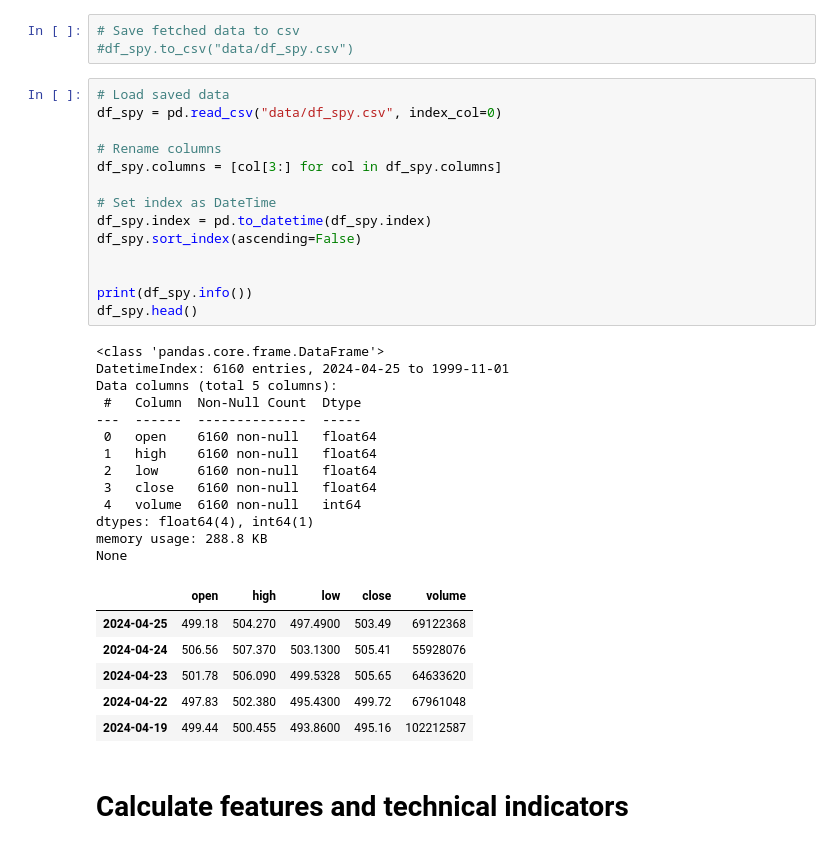
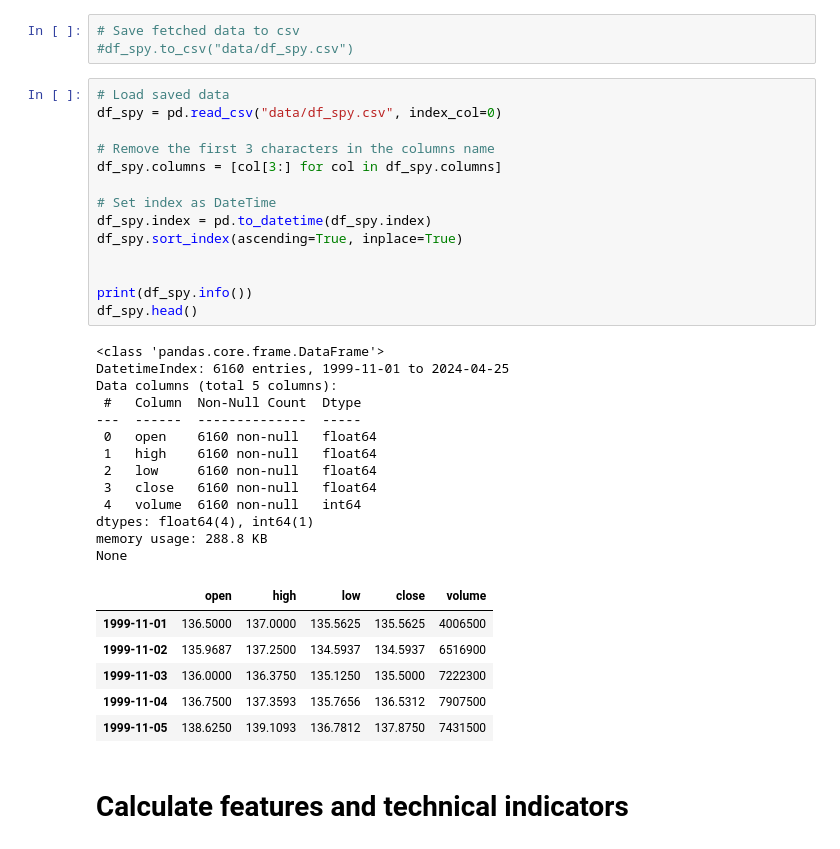
Before and after one commit to a-elgohary/algorithmic_trading, a Jupyter notebook: algorithmic_trading.ipynb, the cells around one changed output. Drawn from its saved outputs; the diff is of its cells as text.

```diff
--- a/algorithmic_trading.ipynb
+++ b/algorithmic_trading.ipynb
@@ -145,37 +145,37 @@ Because of the daily limit with Alpha Vantage's free API key, I'll save the resu
 # %%
 # Load saved data
 df_spy = pd.read_csv("data/df_spy.csv", index_col=0)
 
-# Rename columns
+# Remove the first 3 characters in the columns name
 df_spy.columns = [col[3:] for col in df_spy.columns]
 
 # Set index as DateTime
 df_spy.index = pd.to_datetime(df_spy.index)
-df_spy.sort_index(ascending=False)
+df_spy.sort_index(ascending=True, inplace=True)
 
 
 print(df_spy.info())
 df_spy.head()
 # %% [output]
 <class 'pandas.core.frame.DataFrame'>
-DatetimeIndex: 6160 entries, 2024-04-25 to 1999-11-01
+DatetimeIndex: 6160 entries, 1999-11-01 to 2024-04-25
 Data columns (total 5 columns):
  #   Column  Non-Null Count  Dtype
 ---  ------  --------------  -----
  0   open    6160 non-null   float64
  1   high    6160 non-null   float64
  2   low     6160 non-null   float64
  3   close   6160 non-null   float64
  4   volume  6160 non-null   int64
 dtypes: float64(4), int64(1)
 memory usage: 288.8 KB
 None
 |  | open | high | low | close | volume |
-| 2024-04-25 | 499.18 | 504.270 | 497.4900 | 503.49 | 69122368 |
-| 2024-04-24 | 506.56 | 507.370 | 503.1300 | 505.41 | 55928076 |
-| 2024-04-23 | 501.78 | 506.090 | 499.5328 | 505.65 | 64633620 |
-| 2024-04-22 | 497.83 | 502.380 | 495.4300 | 499.72 | 67961048 |
-| 2024-04-19 | 499.44 | 500.455 | 493.8600 | 495.16 | 102212587 |
+| 1999-11-01 | 136.5000 | 137.0000 | 135.5625 | 135.5625 | 4006500 |
+| 1999-11-02 | 135.9687 | 137.2500 | 134.5937 | 134.5937 | 6516900 |
+| 1999-11-03 | 136.0000 | 136.3750 | 135.1250 | 135.5000 | 7222300 |
+| 1999-11-04 | 136.7500 | 137.3593 | 135.7656 | 136.5312 | 7907500 |
+| 1999-11-05 | 138.6250 | 139.1093 | 136.7812 | 137.8750 | 7431500 |
 # %% [markdown]
 # Calculate features and technical indicators
 # %% [markdown]
```
Also changed, not shown: parts of 10 cells of this notebook.
